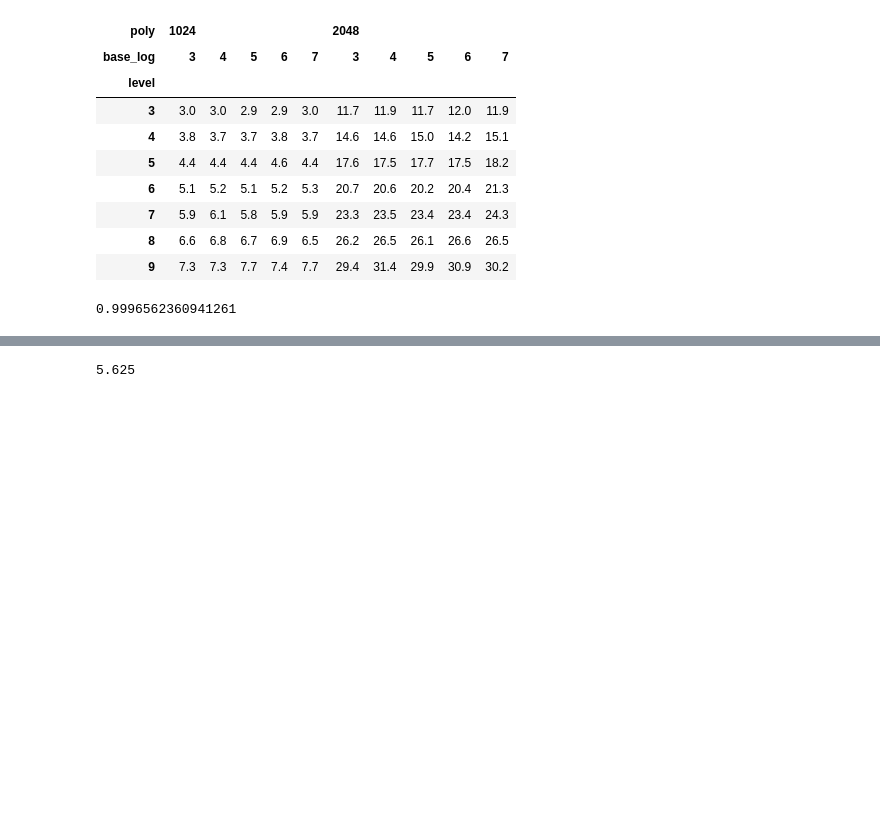
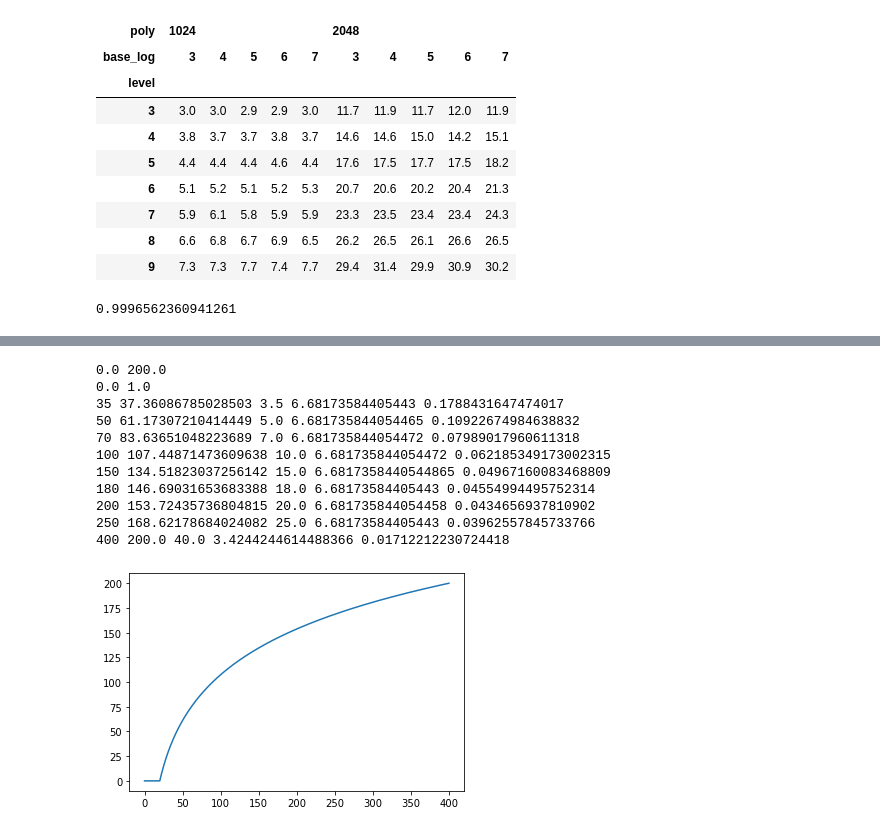
Before and after one commit to rickardbrannvall/teewondee, a Jupyter notebook: ewma_GVI/stats.ipynb, the cells around one changed output, grey strips where cells are left out. Drawn from its saved outputs; the diff is of its cells as text; code cells hidden in the pictures; blank space fills up the shorter version.

```diff
--- a/ewma_GVI/stats.ipynb
+++ b/ewma_GVI/stats.ipynb
@@ -154,3 +166,60 @@ np.exp(-np.log(2)/(24*7))
 # %%
+x = np.linspace(0,400,1000)
+x0 = x[0]
+x1 = x[-1]
+
+def sigmoid(x, k_n=1, k_p=1):
+    k = k_p*(x>0) + k_n*(x<=0)
+    return 1/(1 + np.exp(-k*x))
+
+g = lambda uu: np.clip(uu, 20, 400)
+
+def normed(u, f):
+    lower = f(g(x0))
+    upper = f(g(x1))
+    return (f(g(u))-lower)/(upper-lower)
+
+log20 = lambda v: np.log(v)/np.log(20)
-# %% [output]
-5.625
+# %%
+#f = lambda u: sigmoid(u-70, 0.0125, 0.0125)
+#f = lambda u: u**0.1 - 30**0.1
+f = lambda u: log20(u)-1
+
+def t(x):
+    #return np.log(np.clip(x, 1, 1000))
+    #return (np.log10(10.+x)-1.)
+    #return 200*(sigmoid(0.02*(x-100))-0.1)*1.1
+    #return 200*(sigmoid(0.02*(x-140))-0.05)*1.05
+    #return 200*np.log10(-1.1+12*sigmoid(0.01*(x-150)))
+    #return 200*np.log10(0.6+9.4*sigmoid(0.02*(x-150)))
+    #return 200*np.log10(0.1+9.9*sigmoid(0.015*(x-150)))
+    #return 200*(sigmoid(0.017*(x-100))-0.15)/(1-0.15) ## this is the one
+    #return 1*(np.log(10+np.clip(x, 30, 400))-np.log(40))
+    return 200*normed(x, f)
+    #return 200*(sigmoid(np.clip(x, 30, 400)-100, 0.01, 0.01)-0.33)/(0.96-0.33)
+    #return 200*(sigmoid(np.clip(x, 30, 400)-70, 0.01, 0.01)-0.40)/(0.97-0.40)
+    #return 200*(sigmoid(np.clip(x, 30, 400)-50, 0.01, 0.01)-0.45)/(0.97-0.45)
+    #return 200*(sigmoid(np.clip(x, 30, 400)-70, 0.0125, 0.0125)-0.375)/(0.985-0.375)
+
+y = t(x)
+
+print(min(y),max(y))
+print(f(g(x0)),f(g(x1)))
+for xx in [35, 50, 70, 100, 150, 180, 200, 250, 400]:
+    print(xx, t(xx), 0.1*xx, (t(xx*1.05)-t(xx*0.95)), (t(xx*1.05)-t(xx*0.95))/t(xx))
+
+plt.plot(x, y)
+plt.show()
+# %% [output]
+0.0 200.0
+0.0 1.0
+35 37.36086785028503 3.5 6.68173584405443 0.1788431647474017
+50 61.17307210414449 5.0 6.681735844054465 0.10922674984638832
+70 83.63651048223689 7.0 6.681735844054472 0.07989017960611318
+100 107.44871473609638 10.0 6.681735844054472 0.062185349173002315
+150 134.51823037256142 15.0 6.6817358440544865 0.04967160083468809
+180 146.69031653683388 18.0 6.68173584405443 0.04554994495752314
+200 153.72435736804815 20.0 6.681735844054458 0.0434656937810902
+250 168.62178684024082 25.0 6.68173584405443 0.03962557845733766
+400 200.0 40.0 3.4244244614488366 0.01712212230724418
+[figure, added]
```
Also changed, not shown: parts of 22 cells of this notebook, 14 other files.
